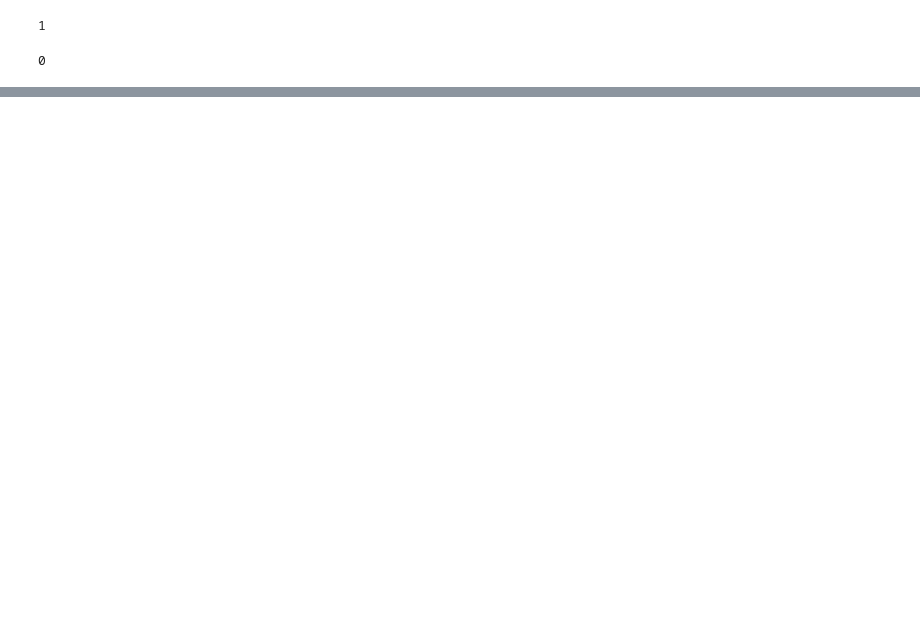
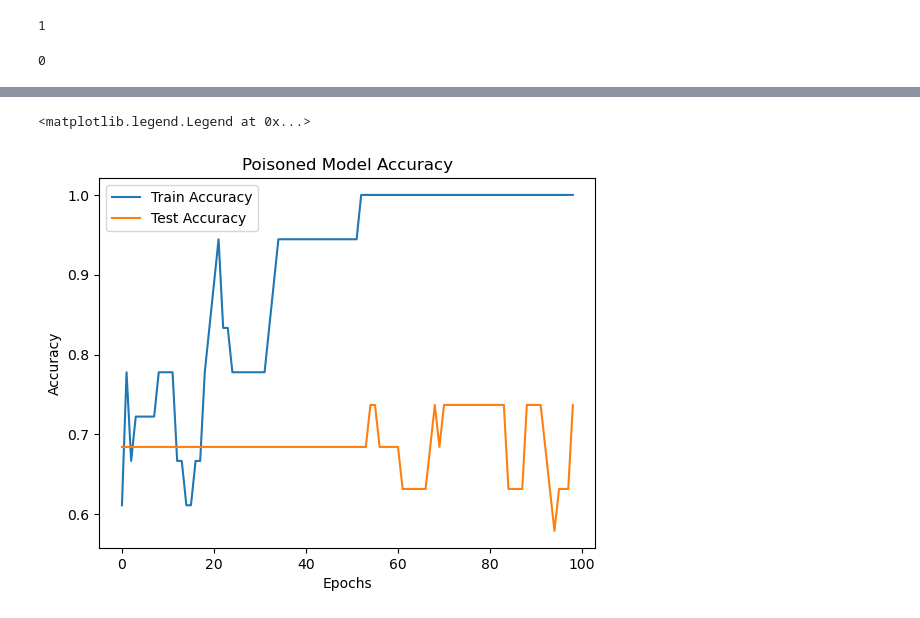
Before and after one commit to andersontruong/GNN-Backdoor, a Jupyter notebook: notebooks/permutation_based_poisoning.ipynb, the cells around one changed output, grey strips where cells are left out. Drawn from its saved outputs; the diff is of its cells as text; code cells hidden in the pictures; blank space fills up the shorter version.

```diff
--- a/notebooks/permutation_based_poisoning.ipynb
+++ b/notebooks/permutation_based_poisoning.ipynb
@@ -157,7 +159,7 @@ def test_trojan(model, loader):
      return correct / len(loader.dataset)  # Derive ratio of correct predictions.
 
 
-for epoch in range(50):
+for epoch in range(25):
     train_trojan(t_model, optimizer, criterion0, criterion1)
     train_acc = test_trojan(t_model, train_loader)
     # test_acc = test(test_loader)
@@ -257,13 +259,16 @@ criterion = torch.nn.CrossEntropyLoss()
 
 def train(model, optimizer, criterion):
     model.train()
-
+    total_loss = 0
     for data in train_loader:  # Iterate in batches over the training dataset.
          out = model(data.x, data.edge_index, data.batch)  # Perform a single forward pass.
          loss = criterion(out, data.y)  # Compute the loss.
+         total_loss += loss.detach().numpy()
          loss.backward()  # Derive gradients.
          optimizer.step()  # Update parameters based on gradients.
          optimizer.zero_grad()  # Clear gradients.
+
+    return total_loss
 
 def test(model, loader):
      model.eval()
@@ -275,10 +280,15 @@ def test(model, loader):
          correct += int((pred == data.y).sum())  # Check against ground-truth labels.
      return correct / len(loader.dataset)  # Derive ratio of correct predictions.
 
-
+loss_history = []
+train_acc_history = []
+test_acc_history = []
 for epoch in range(1, 100):
-    train(poisoned_model, optimizer, criterion)
+    loss = train(poisoned_model, optimizer, criterion)
+    loss_history.append(loss)
     train_acc = test(poisoned_model, train_loader)
     test_acc = test(poisoned_model, test_loader)
+    train_acc_history.append(train_acc)
+    test_acc_history.append(test_acc)
     print(f'Epoch: {epoch:03d}, Train Acc: {train_acc:.4f}, Test Acc: {test_acc:.4f}')
 # %% [output]
@@ -311,0 +332,10 @@ np.argmax(out.detach().numpy())
+# %%
+plt.title('Poisoned Model Accuracy')
+plt.ylabel('Accuracy')
+plt.xlabel('Epochs')
+plt.plot(train_acc_history, label='Train Accuracy')
+plt.plot(test_acc_history, label='Test Accuracy')
+plt.legend()
+# %% [output]
+<matplotlib.legend.Legend at 0x...>
+[figure, added]
```
Also changed, not shown: parts of 5 cells of this notebook.
